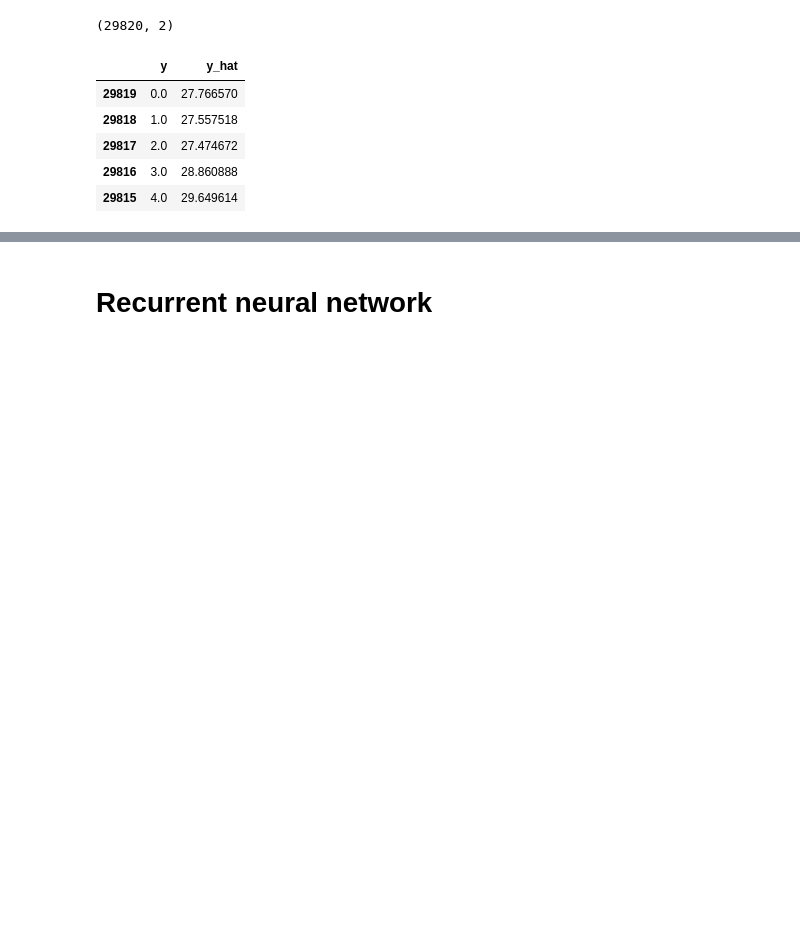
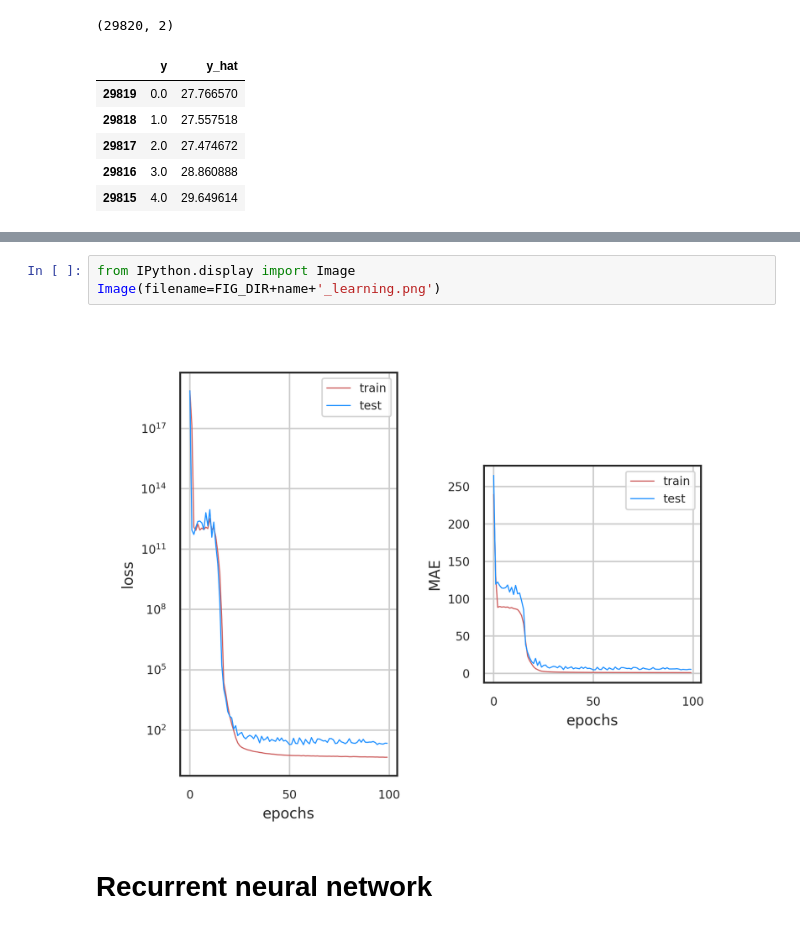
Before and after one commit to wimverleyen/DeepLearning, a Jupyter notebook: notebook/Performance_evaluation.ipynb, the cells around one changed output, grey strips where cells are left out. Cells and saved outputs as stored; diff of their text form; blank space fills up the shorter version.

```diff
--- a/notebook/Performance_evaluation.ipynb
+++ b/notebook/Performance_evaluation.ipynb
@@ -152,3 +178,8 @@ Image(filename=FIG_DIR+name+'.png')
+# %%
+from IPython.display import Image
+Image(filename=FIG_DIR+name+'_learning.png')
+# %% [output]
+[figure, added]
 # %% [markdown]
 # Recurrent neural network
 # %% [markdown]
```
Also changed, not shown: parts of 19 cells of this notebook.
